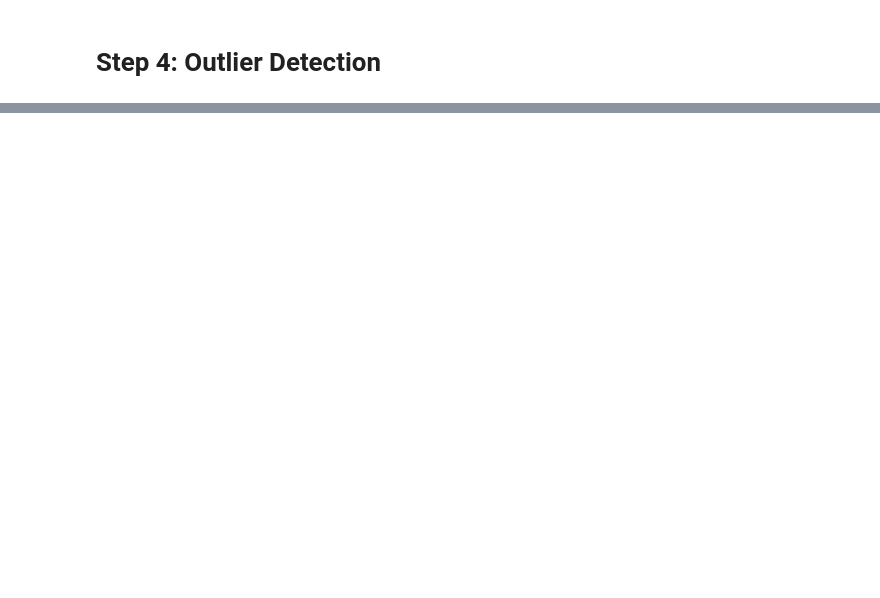
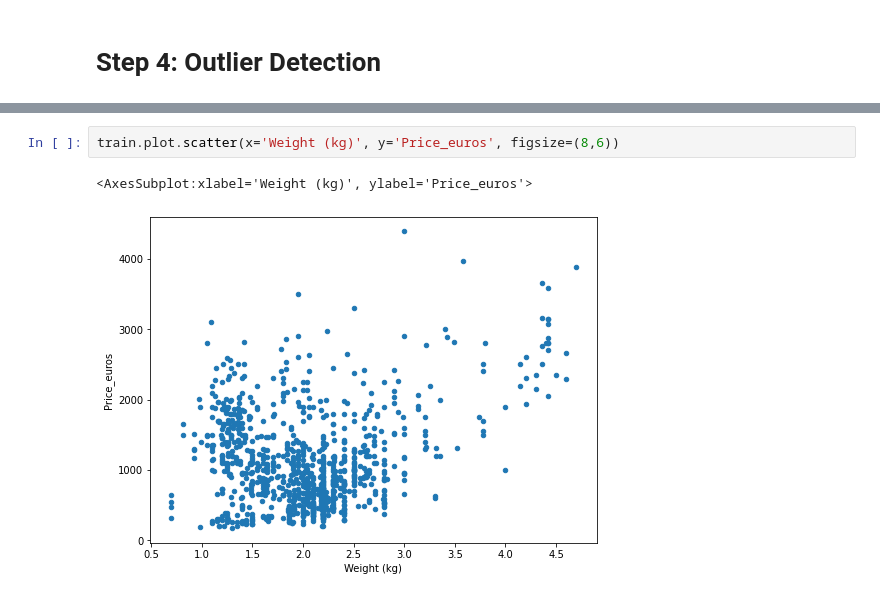
Before and after one commit to ryan-ferns/project_laptop_prices, a Jupyter notebook: laptop-prices-project.ipynb, the cells around one changed output, grey strips where cells are left out. Cells and saved outputs as stored; diff of their text form; blank space fills up the shorter version.

```diff
--- a/laptop-prices-project.ipynb
+++ b/laptop-prices-project.ipynb
@@ -305,0 +1160,5 @@ sns.boxplot(x=train['Inches'])
+# %%
+train.plot.scatter(x='Weight (kg)', y='Price_euros', figsize=(8,6))
+# %% [output]
+<AxesSubplot:xlabel='Weight (kg)', ylabel='Price_euros'>
+[figure, added]
```
Also changed, not shown: parts of 109 cells of this notebook.
